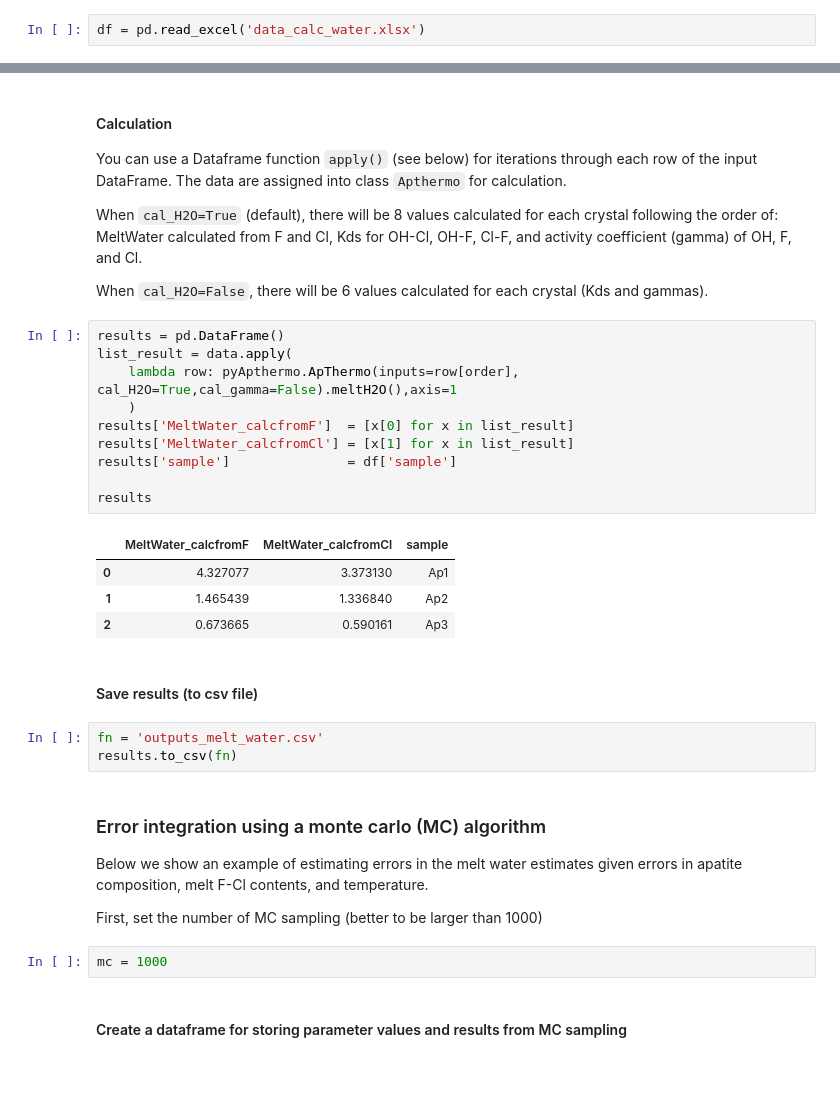
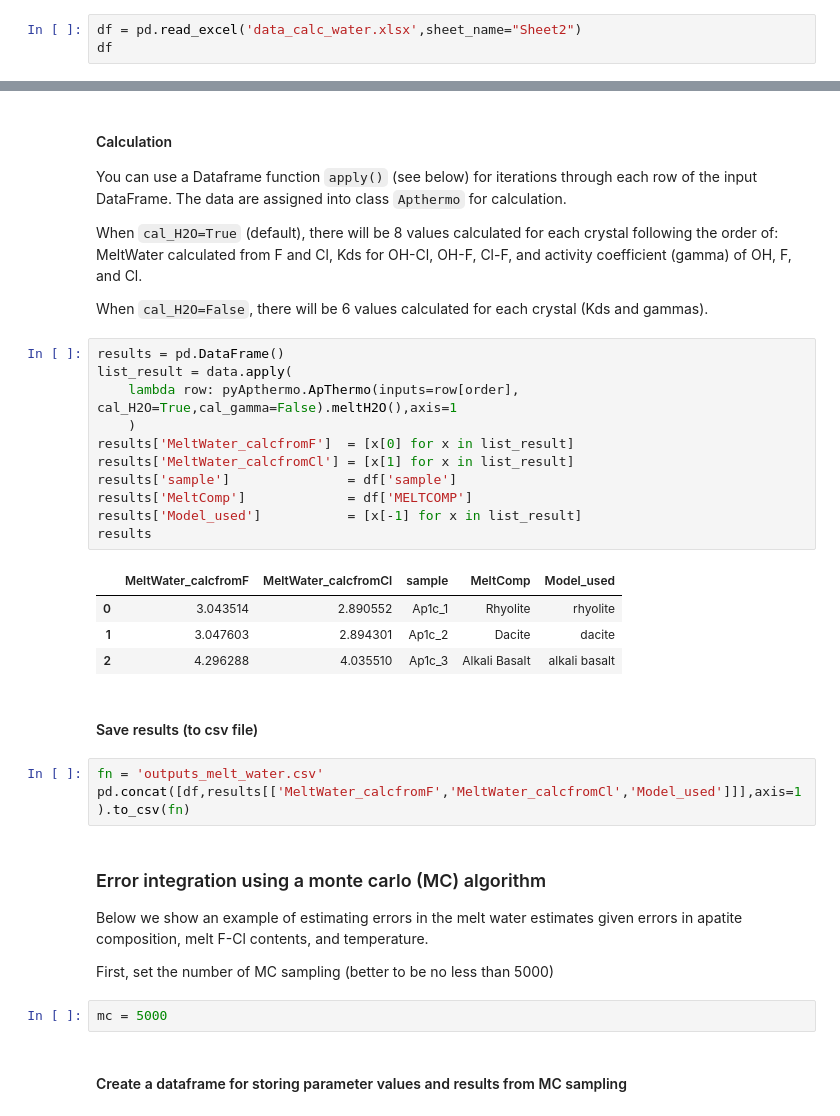
Before and after one commit to alexweiranli/pyAp, a Jupyter notebook: docs/source/tutorial_calc_water.ipynb, the cells around one changed output, grey strips where cells are left out. Drawn from its saved outputs; the diff is of its cells as text; blank space fills up the shorter version.

```diff
--- a/docs/source/tutorial_calc_water.ipynb
+++ b/docs/source/tutorial_calc_water.ipynb
@@ -24,2 +34,3 @@ from pyAp.pyAp_tools import ap_mc
 # %%
-df = pd.read_excel('data_calc_water.xlsx')
+df = pd.read_excel('data_calc_water.xlsx',sheet_name="Sheet2")
+df
@@ -61,31 +77,32 @@ When `cal_H2O=False`, there will be 6 values calculated for each crystal (Kds an
 # %%
 results = pd.DataFrame()
 list_result = data.apply(
     lambda row: pyApthermo.ApThermo(inputs=row[order], cal_H2O=True,cal_gamma=False).meltH2O(),axis=1
     )
 results['MeltWater_calcfromF']  = [x[0] for x in list_result]
 results['MeltWater_calcfromCl'] = [x[1] for x in list_result]
 results['sample']               = df['sample']
-
+results['MeltComp']             = df['MELTCOMP']
+results['Model_used']           = [x[-1] for x in list_result]
 results
 # %% [output]
-|  | MeltWater_calcfromF | MeltWater_calcfromCl | sample |
-| 0 | 4.327077 | 3.373130 | Ap1 |
-| 1 | 1.465439 | 1.336840 | Ap2 |
-| 2 | 0.673665 | 0.590161 | Ap3 |
+|  | MeltWater_calcfromF | MeltWater_calcfromCl | sample | MeltComp | Model_used |
+| 0 | 3.043514 | 2.890552 | Ap1c_1 | Rhyolite | rhyolite |
+| 1 | 3.047603 | 2.894301 | Ap1c_2 | Dacite | dacite |
+| 2 | 4.296288 | 4.035510 | Ap1c_3 | Alkali Basalt | alkali basalt |
 # %% [markdown]
 #### Save results (to csv file)
 # %%
 fn = 'outputs_melt_water.csv'
-results.to_csv(fn)
+pd.concat([df,results[['MeltWater_calcfromF','MeltWater_calcfromCl','Model_used']]],axis=1).to_csv(fn)
 # %% [markdown]
 ### Error integration using a monte carlo (MC) algorithm
 
 Below we show an example of estimating errors in the melt water estimates given errors in apatite composition, melt F-Cl contents, and temperature.
 
-First, set the number of MC sampling (better to be larger than 1000)
+First, set the number of MC sampling (better to be no less than 5000)
 # %%
-mc = 1000
+mc = 5000
 # %% [markdown]
 #### Create a dataframe for storing parameter values and results from MC sampling
 # %%
```
Also changed, not shown: parts of 25 cells of this notebook, 30 other files.
